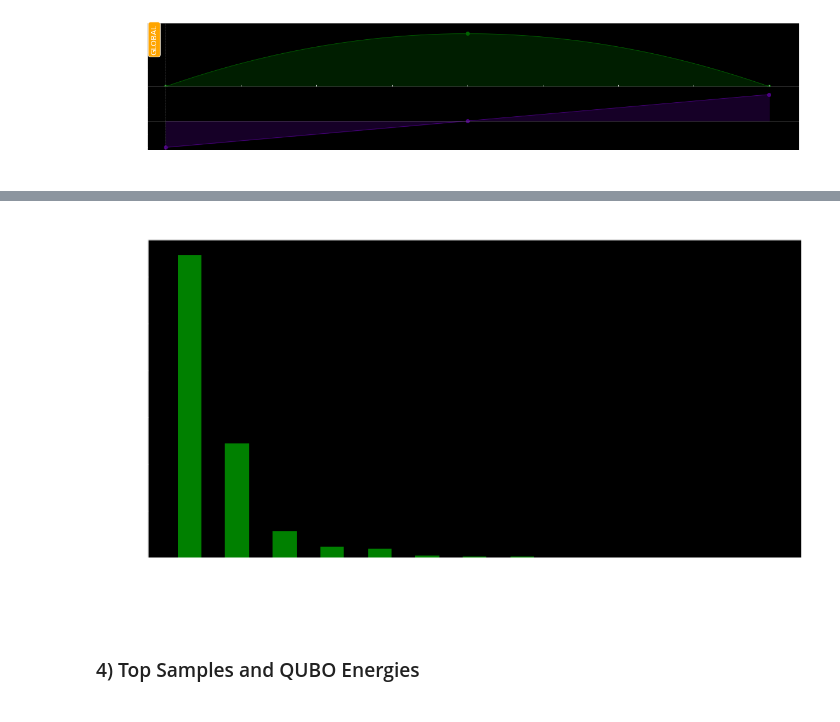
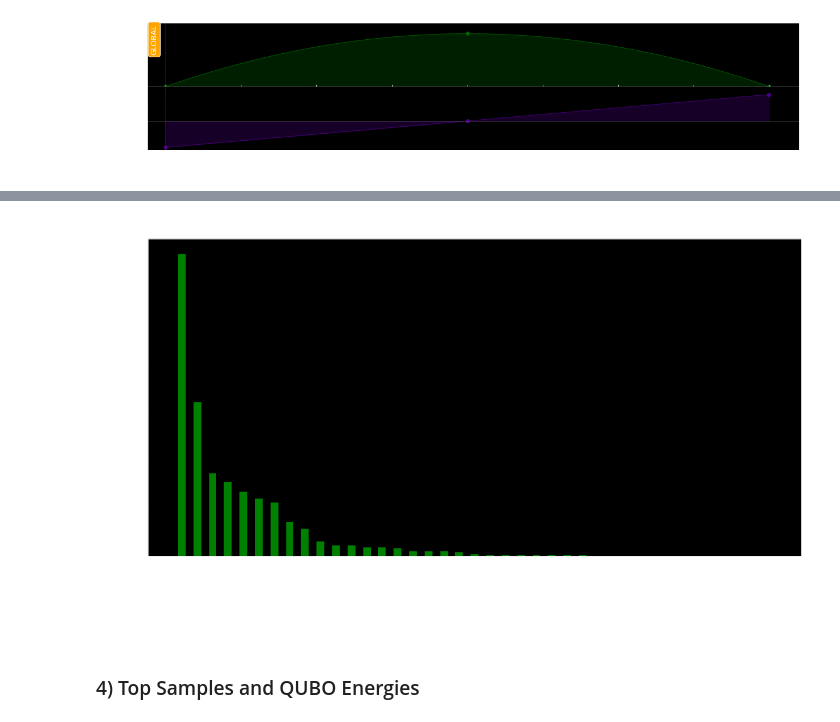
Before and after one commit to ogorodnikov/fmqa, a Jupyter notebook: chemistry/pasqal.ipynb, the cells around one changed output, grey strips where cells are left out. Drawn from its saved outputs; the diff is of its cells as text; code cells hidden in the pictures.

```diff
--- a/chemistry/pasqal.ipynb
+++ b/chemistry/pasqal.ipynb
@@ -45,5 +45,5 @@ coupling_matrix = np.array(
 # %%
-TICK_COUNT = 5
+MAX_TICK_COUNT = 5
 
 np.random.seed(20)
 
@@ -97,7 +97,7 @@ initial_root_mean_square_error
 # %%
 # Run Optimization Iteration
 
-ITERATIONS_COUNT = 1
+ITERATIONS_COUNT = 50
 MINIMIZE_ITERATIONS = 10000
 COORDINATES_TOLERANCE = 1e-6
 
@@ -121,4 +121,6 @@ for iteration in range(ITERATIONS_COUNT):
 
     root_mean_square_errors.append(root_mean_square_error)
 
+    print("root_mean_square_error:", root_mean_square_error)
+
 optimal_coordinates = np.reshape(coordinate_vector, coordinates_shape)
@@ -155,7 +171,7 @@ atomic_register.draw(
 # %%
 # Qubit Selection with radial mask
 
-MAX_RADIAL_DISTANCE = 50
+MAX_RADIAL_DISTANCE = 17.6
 
 
 is_qubit_selected = np.linalg.norm(optimal_coordinates, axis=1) <= MAX_RADIAL_DISTANCE
@@ -191,14 +207,14 @@ $$ H= \sum_{i=1}^N \frac{\hbar\Omega}{2} \sigma_i^x - \sum_{i=1}^N \frac{\hbar \
 # %%
 # Modulation Parameters
 
-DELTA_0 = -5
+DELTA_0 = -50
 DELTA_F = -DELTA_0
 
 DURATION = 4000
-# DURATION = 10000
-# DURATION = 20000
+# DURATION = 1000
+# DURATION = 30000
 
-OMEGA_AMPLITUDE_LIMIT = 15
+OMEGA_AMPLITUDE_LIMIT = 5
 
 
 positive_coupling_coefficients = selected_coupling_matrix[selected_coupling_matrix > 0].flatten()
@@ -272,25 +288,25 @@ def set_tick_count(tick_count):
 # %%
 # Plot Histogram
 
-TICK_COUNT = 2
+tick_count = min(MAX_TICK_COUNT, len(counts))
 
 descending_counts = dict(sorted(counts.items(), key=lambda item: -item[1]))
 
 plt.figure(figsize=(12, 6))
 
 plt.bar(descending_counts.keys(),
         descending_counts.values(), width=0.5, color="g")
 
-set_tick_count(TICK_COUNT)
+set_tick_count(tick_count)
 
 plt.xticks(rotation="vertical")
 
 plt.title("Simulated counts")
 plt.xlabel("State")
 plt.ylabel("Count")
 plt.show()
 # %% [output]
-[figure, old version]
+[figure, new version]
 # %% [markdown]
 ### 4) Top Samples and QUBO Energies
 # %%
```
Also changed, not shown: parts of 24 cells of this notebook, 7 other files.
